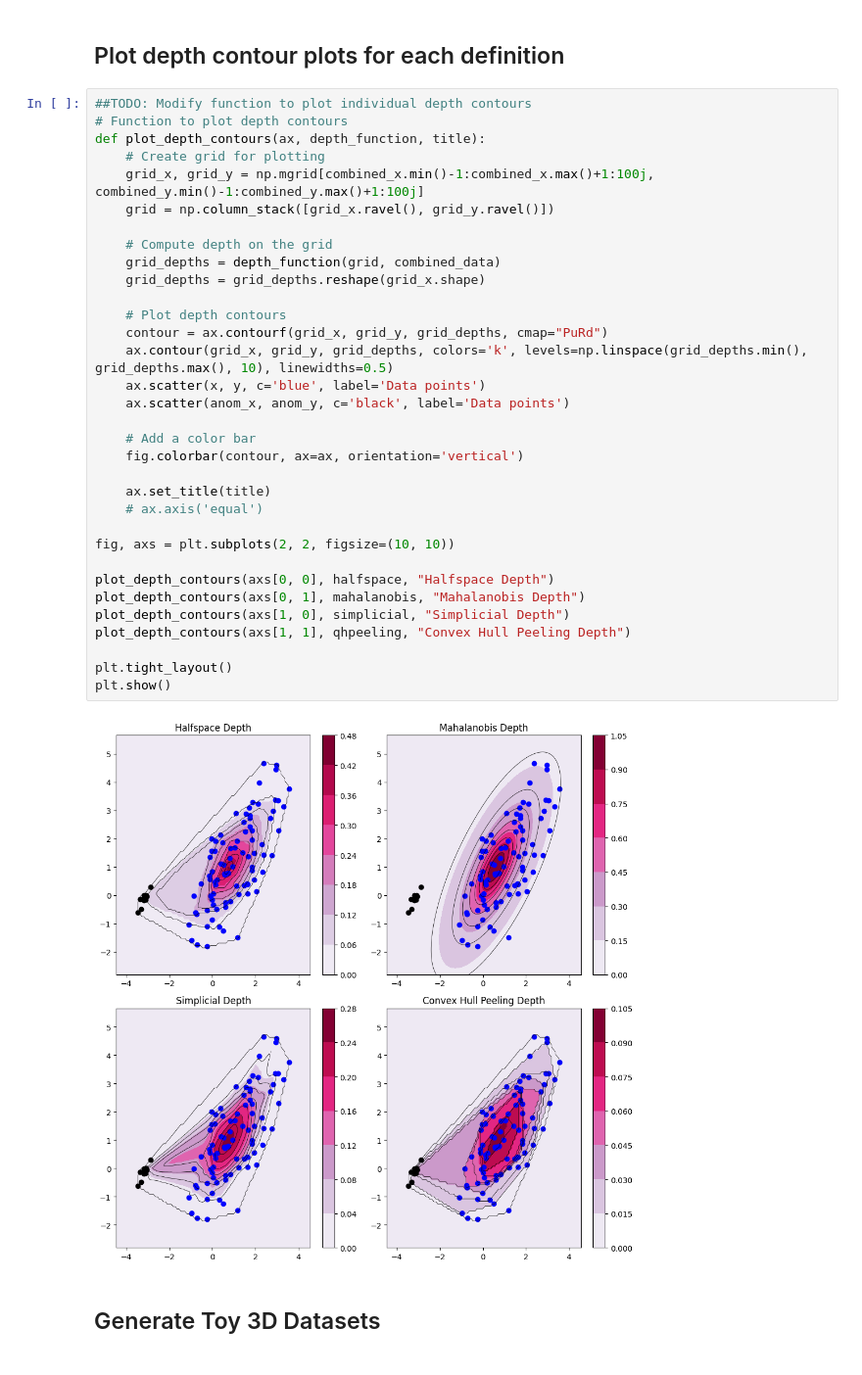
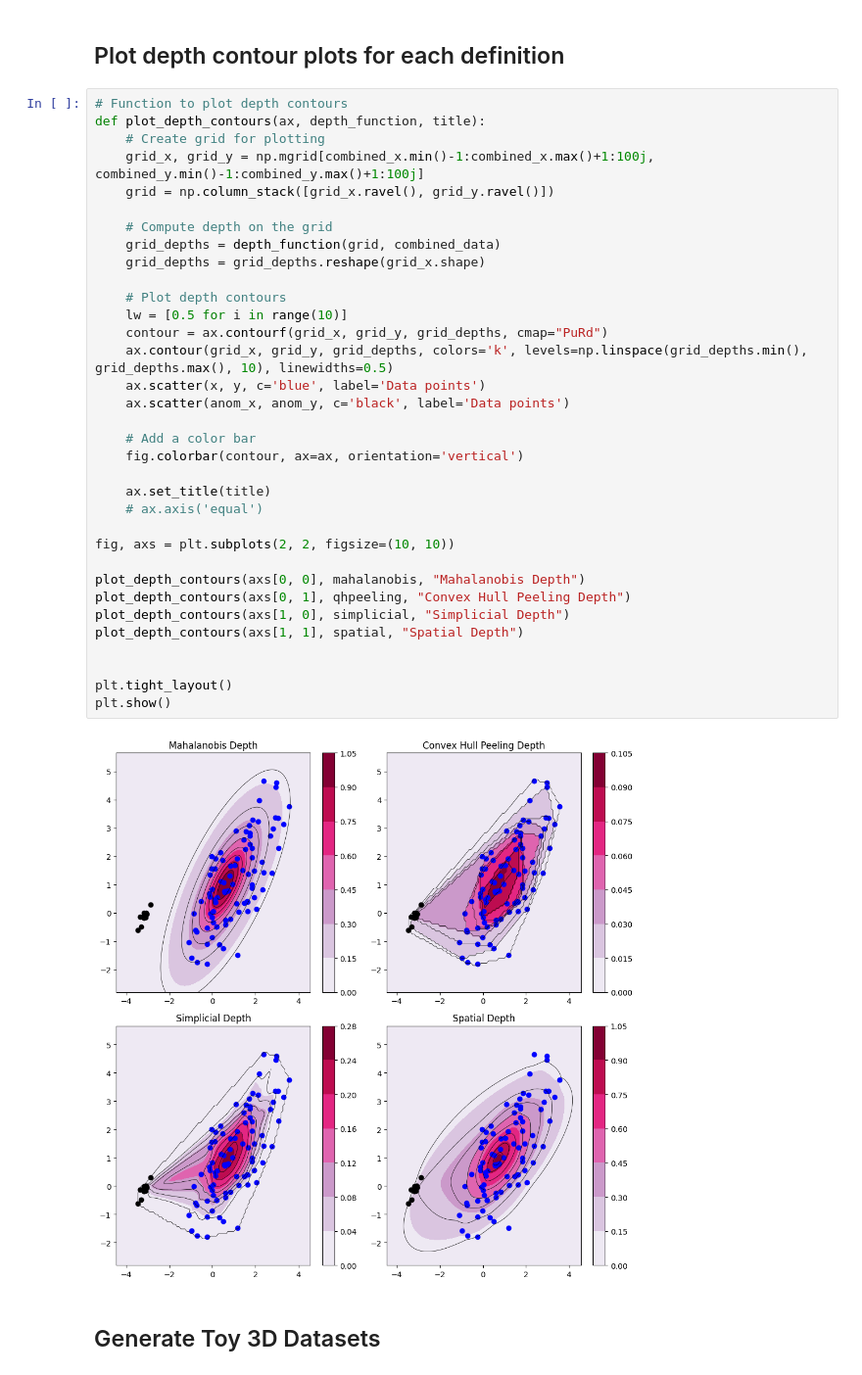
Before and after one commit to ananya-k15/data-depth, a Jupyter notebook: data_depth.ipynb, the cells around one changed output. Shown: that part at 98% size. Saved outputs shown, nothing was run; the diff lists cells and outputs as text.

```diff
--- a/data_depth.ipynb
+++ b/data_depth.ipynb
@@ -113,40 +113,41 @@ array([0.15, 0.1 , 0.23, 0.  , 0.1 , 0.16, 0.  , 0.06, 0.  , 0.1 , 0.02,
 # %% [markdown]
 ## Plot depth contour plots for each definition
 # %%
-##TODO: Modify function to plot individual depth contours
 # Function to plot depth contours
 def plot_depth_contours(ax, depth_function, title):
     # Create grid for plotting
     grid_x, grid_y = np.mgrid[combined_x.min()-1:combined_x.max()+1:100j, combined_y.min()-1:combined_y.max()+1:100j]
     grid = np.column_stack([grid_x.ravel(), grid_y.ravel()])
 
     # Compute depth on the grid
     grid_depths = depth_function(grid, combined_data)
     grid_depths = grid_depths.reshape(grid_x.shape)
 
     # Plot depth contours
+    lw = [0.5 for i in range(10)]
     contour = ax.contourf(grid_x, grid_y, grid_depths, cmap="PuRd")
     ax.contour(grid_x, grid_y, grid_depths, colors='k', levels=np.linspace(grid_depths.min(), grid_depths.max(), 10), linewidths=0.5)
     ax.scatter(x, y, c='blue', label='Data points')
     ax.scatter(anom_x, anom_y, c='black', label='Data points')
 
     # Add a color bar
     fig.colorbar(contour, ax=ax, orientation='vertical')
 
     ax.set_title(title)
     # ax.axis('equal')
 
 fig, axs = plt.subplots(2, 2, figsize=(10, 10))
 
-plot_depth_contours(axs[0, 0], halfspace, "Halfspace Depth")
-plot_depth_contours(axs[0, 1], mahalanobis, "Mahalanobis Depth")
+plot_depth_contours(axs[0, 0], mahalanobis, "Mahalanobis Depth")
+plot_depth_contours(axs[0, 1], qhpeeling, "Convex Hull Peeling Depth")
 plot_depth_contours(axs[1, 0], simplicial, "Simplicial Depth")
-plot_depth_contours(axs[1, 1], qhpeeling, "Convex Hull Peeling Depth")
+plot_depth_contours(axs[1, 1], spatial, "Spatial Depth")
+
 
 plt.tight_layout()
 plt.show()
 # %% [output]
-[figure, old version]
+[figure, new version]
 # %% [markdown]
 ## Generate Toy 3D Datasets
 # %%
```
Also changed, not shown: parts of 11 cells of this notebook, 5 other files.
